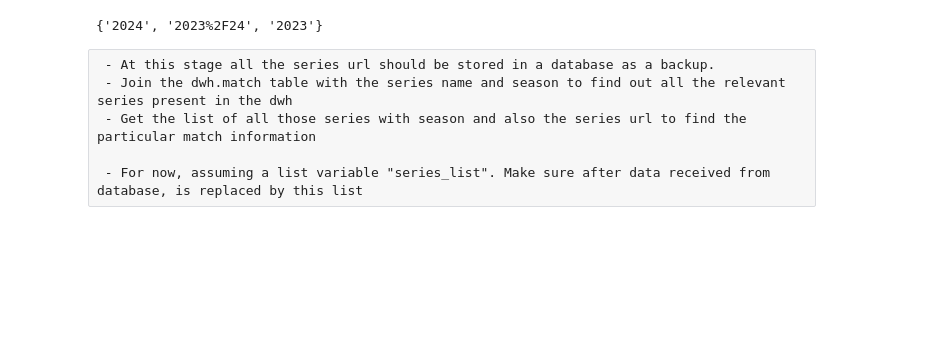
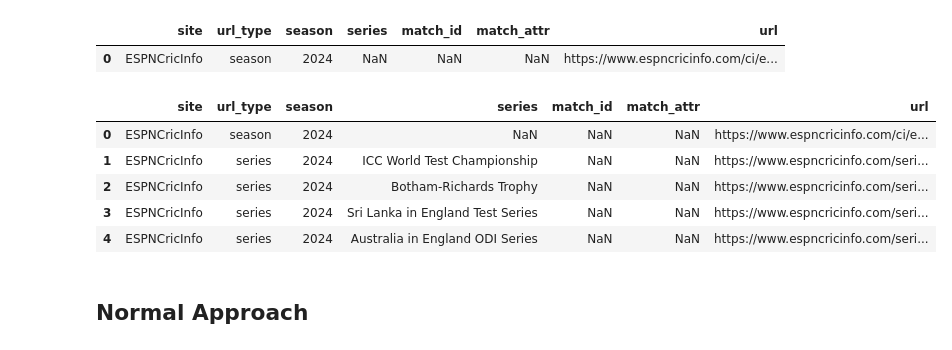
Before and after one commit to shyamdr/Dream11, a Jupyter notebook: project/src/script/dev/WebScraping_ESPN_ALL.ipynb, the cells around one changed output. Cells and saved outputs as stored; diff of their text form; code cells hidden in the pictures; blank space fills up the shorter version.

```diff
--- a/project/src/script/dev/WebScraping_ESPN_ALL.ipynb
+++ b/project/src/script/dev/WebScraping_ESPN_ALL.ipynb
@@ -8,28 +13,54 @@ import datetime
 # %%
-min_year = 2023 #Parameterize this for receiving future incremental links
+min_year = 2024 #Parameterize this for receiving future incremental links
 max_year = datetime.date.today().year
+
+df_url = pd.DataFrame(columns=['site','url_type','season','series','match_id','match_attr','url'])
 # %%
-season_set = set()
 for year in range(min_year,max_year+1):
-    season_set.add(str(year))
+    new_row = {
+        'site': 'ESPNCricInfo',
+        'url_type': 'season',
+        'season': str(year),
+        'url': "https://www.espncricinfo.com/ci/engine/series/index.html?season={};view=season".format(str(year))
+    }
+    df_url.loc[len(df_url)] = new_row
+
     if year < max_year:
-        season_set.add(str(year) + "%2F" + '{:02d}'.format(year-1999))
-print(season_set)
+        season_name = str(year) + "%2F" + '{:02d}'.format(year-1999)
+        new_row = {
+            'site': 'ESPNCricInfo',
+            'url_type': 'season',
+            'season': season_name,
+            'url': "https://www.espncricinfo.com/ci/engine/series/index.html?season={};view=season".format(season_name)
+        }
+        df_url.loc[len(df_url)] = new_row
+df_url.head()
 # %% [output]
-{'2024', '2023%2F24', '2023'}
+|  | site | url_type | season | series | match_id | match_attr | url |
+| 0 | ESPNCricInfo | season | 2024 | NaN | NaN | NaN | https://www.espncricinfo.com/ci/e... |
 # %%
-series_set = {}
-for season in season_set:
+for season in df_url['season'].values:
     season_engine_url = "https://www.espncricinfo.com/ci/engine/series/index.html?season={};view=season".format(season)
     response = requests.get(season_engine_url)
     soup = BeautifulSoup(response.content, 'lxml')
-    #season + "_series_set" =
-    series_set[str(season) + '_series_set'] = [[a['href'], a.text] for a in soup.find_all('a', href=True) if 'https://www.espncricinfo.com/series/' in a['href'] and '/match-schedule-fixtures' in a['href']]
-
-# Speed - 2.06s/season
+    for a in soup.find_all('a', href = True):
+        if (('https://www.espncricinfo.com/series/' in a['href']) and ('/match-schedule-fixtures' in a['href'])):
+            new_row = {
+                'site': 'ESPNCricInfo',
+                'url_type': 'series',
+                'season': season,
+                'series': a.text,
+                'url': a['href']
+            }
+            df_url.loc[len(df_url)] = new_row
+            df_url.head()
+df_url.head()
+# %% [output]
+|  | site | url_type | season | series | match_id | match_attr | url |
+| 0 | ESPNCricInfo | season | 2024 | NaN | NaN | NaN | https://www.espncricinfo.com/ci/e... |
+| 1 | ESPNCricInfo | series | 2024 | ICC World Test Championship | NaN | NaN | https://www.espncricinfo.com/seri... |
+| 2 | ESPNCricInfo | series | 2024 | Botham-Richards Trophy | NaN | NaN | https://www.espncricinfo.com/seri... |
+| 3 | ESPNCricInfo | series | 2024 | Sri Lanka in England Test Series | NaN | NaN | https://www.espncricinfo.com/seri... |
+| 4 | ESPNCricInfo | series | 2024 | Australia in England ODI Series | NaN | NaN | https://www.espncricinfo.com/seri... |
-# %% [raw]
- - At this stage all the series url should be stored in a database as a backup.
- - Join the dwh.match table with the series name and season to find out all the relevant series present in the dwh
- - Get the list of all those series with season and also the series url to find the particular match information
-
- - For now, assuming a list variable "series_list". Make sure after data received from database, is replaced by this list
+# %% [markdown]
+## Normal Approach
```
Also changed, not shown: parts of 34 cells of this notebook, 2 other files.
